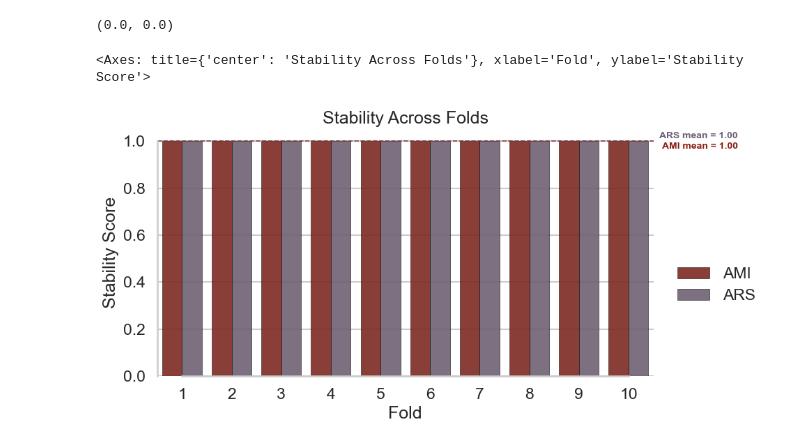
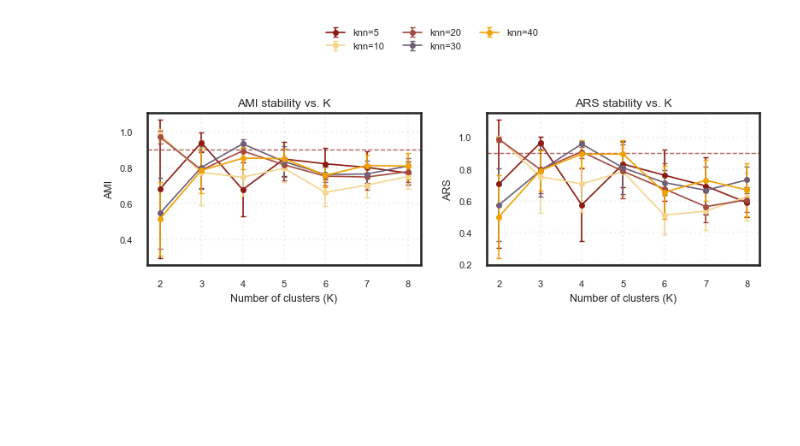
Before and after one commit to vladimirminaev/spectral_clustering, a Jupyter notebook: Notebooks/Vladimir/glass_dataset.ipynb, the cells around one changed output. Cells and saved outputs as stored; diff of their text form; code cells hidden in the pictures; blank space fills up the shorter version.

```diff
--- a/Notebooks/Vladimir/glass_dataset.ipynb
+++ b/Notebooks/Vladimir/glass_dataset.ipynb
@@ -94,6 +89,0 @@ plt.show()
-# %%
-distance_matrix = get_distance_matrix_from_data(X)
-similarity_matrix = get_similarity_matrix_from_distance_matrix(
-    distance_matrix, sim_graph_type="knn", knn=5
-)
-spectral_clustering_res = Spectral_Clustering(similarity_matrix, K=3)
@@ -203,0 +355,7 @@ plot_eigenvalues([res.eigenvalues])
+# %%
+selected_K = 4
+eigenvalue_sets = [
+    knn_results[selected_K][knn_value].eigenvalues for knn_value in knn_values
+]
+labels = [f"knn={knn_value}" for knn_value in knn_values]
+plot_eigenvalues(eigenvalue_sets, labels=labels, n_first=8)
@@ -257,10 +609,51 @@ Std  info_score: 0.0000
-# %%
-stability_res_ami["std_score"], stability_res_ars["std_score"]
-# %% [output]
-(0.0, 0.0)
 # %%
-plot_cross_validation_stability_test_result(stability_res_ami, stability_res_ars)
+def plot_stability_errorbars(stability_summary, knn_values, metric, ax):
+    palette = PRESENTATION_COLORS
+    for idx, knn_value in enumerate(knn_values):
+        subset = stability_summary[stability_summary["knn"] == knn_value].sort_values(
+            "K"
+        )
+        color = palette[idx % len(palette)]
+        ax.errorbar(
+            subset["K"],
+            subset[f"{metric} mean"],
+            yerr=subset[f"{metric} std"],
+            color=color,
+            marker="o",
+            markersize=4,
+            capsize=2,
+            linewidth=1.2,
+            label=f"knn={knn_value}",
+        )
+    ax.axhline(
+        0.9,
+        color=PRESENTATION_COLORS[0],
+        linestyle="--",
+        linewidth=1.0,
+        alpha=0.7,
+    )
+    ax.set_title(f"{metric} stability vs. K", fontsize=10)
+    ax.set_xlabel("Number of clusters (K)", fontsize=9)
+    ax.set_ylabel(metric, fontsize=9)
+    ax.set_xticks(sorted(stability_summary["K"].unique()))
+    ax.tick_params(axis="both", labelsize=8)
+    ax.grid(linestyle=":", alpha=0.25)
+
+
+fig, axes = plt.subplots(1, 2, figsize=(8.2, 3.2), sharex=True)
+plot_stability_errorbars(stability_summary, knn_values, "AMI", axes[0])
+plot_stability_errorbars(stability_summary, knn_values, "ARS", axes[1])
+handles, labels = axes[0].get_legend_handles_labels()
+fig.legend(
+    handles,
+    labels,
+    ncol=3,
+    fontsize=8,
+    loc="upper center",
+    frameon=False,
+    bbox_to_anchor=(0.5, 1.12),
+)
+plt.tight_layout(rect=(0, 0, 1, 0.92))
 # %% [output]
-<Axes: title={'center': 'Stability Across Folds'}, xlabel='Fold', ylabel='Stability Score'>
-[figure, old version]
+[figure, new version]
 # %%
```
Also changed, not shown: parts of 27 cells of this notebook, 3 other files.
